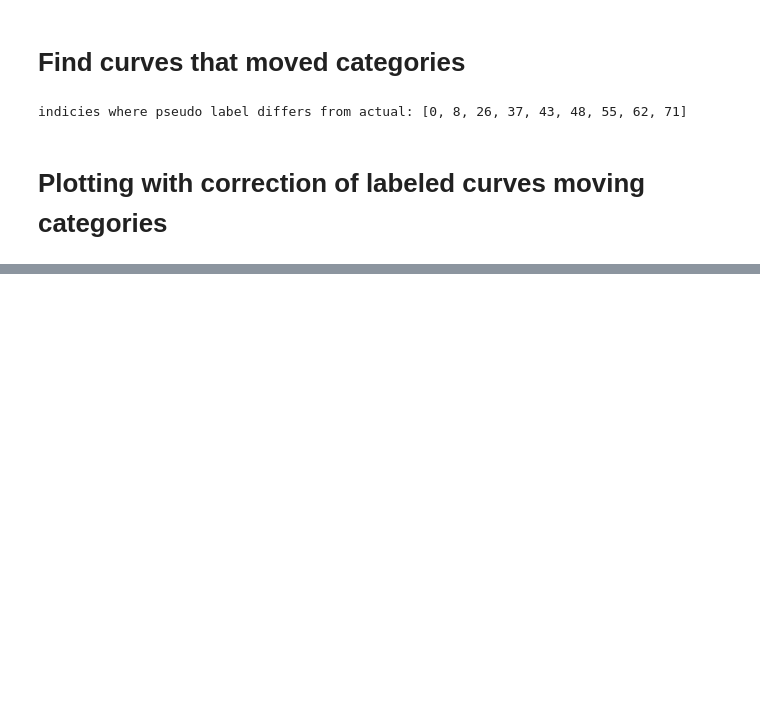
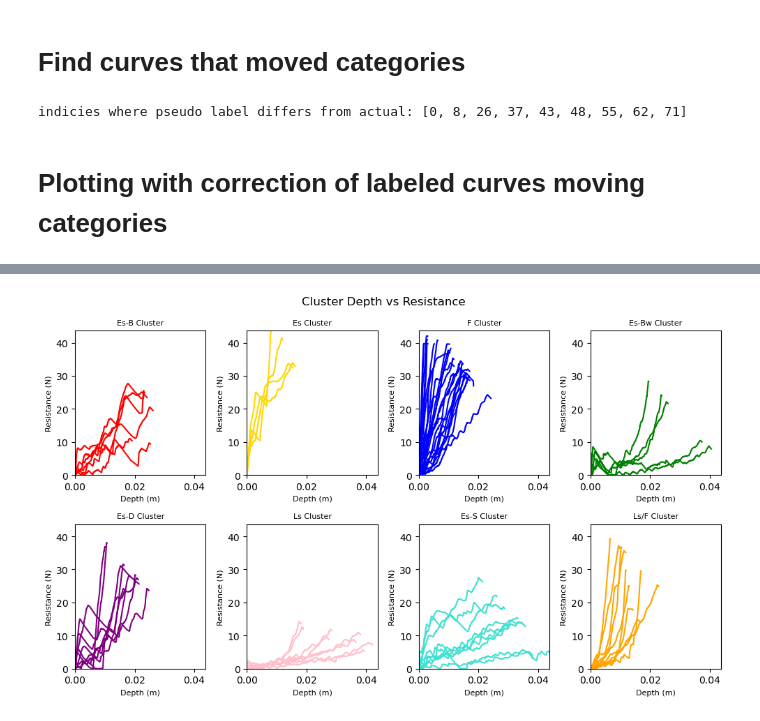
Before and after one commit to liamtbo/LASSIE, a Jupyter notebook: labeled_clustering.ipynb, the cells around one changed output, grey strips where cells are left out. Drawn from its saved outputs; the diff is of its cells as text; code cells hidden in the pictures; blank space fills up the shorter version.

```diff
--- a/labeled_clustering.ipynb
+++ b/labeled_clustering.ipynb
@@ -120,12 +120,10 @@ plotting.plot_clusters_seperately(corrected_pseudo_labeling['encoded'], correcte
 # %%
 # plotting.pca_analysis(psuedo_labeled_data)
-corrected_pseudo_labeling = psuedo_labeled_data.copy()
+uncorrected_pseudo_labeling = psuedo_labeled_data.copy()
 
-# correct movements of curves
-corrected_pseudo_labeling.loc[diff_indicies, 'marions_pseudo_labels'] = marions_labeled_data['marions_ylabels']
-corrected_pseudo_labeling.loc[diff_indicies, 'encoded'] = marions_labeled_data['encoded']
-
-plotting.plot_pca(corrected_pseudo_labeling, corrected_pseudo_labeling['encoded'], 3,
-    graph_title='marions_psuedo_labels', centroids=marions_label_centroids)
-plotting.plot_clusters_seperately(corrected_pseudo_labeling['encoded'], corrected_pseudo_labeling.index,
-                                  depth_resist_curve_df_list, data_features_df, cluster_category_names=marions_label_centroids['marions_ylabels'].tolist())
+# plotting.plot_pca(uncorrected_pseudo_labeling, uncorrected_pseudo_labeling['encoded'], 3,
+#     graph_title='marions_psuedo_labels', centroids=marions_label_centroids)
+plotting.plot_clusters_seperately(uncorrected_pseudo_labeling['encoded'], uncorrected_pseudo_labeling.index,
+                                  depth_resist_curve_df_list, cluster_category_names=marions_label_centroids['marions_ylabels'].tolist())
+# %% [output]
+[figure, added]
```
Also changed, not shown: parts of 5 cells of this notebook, 3 other files.
